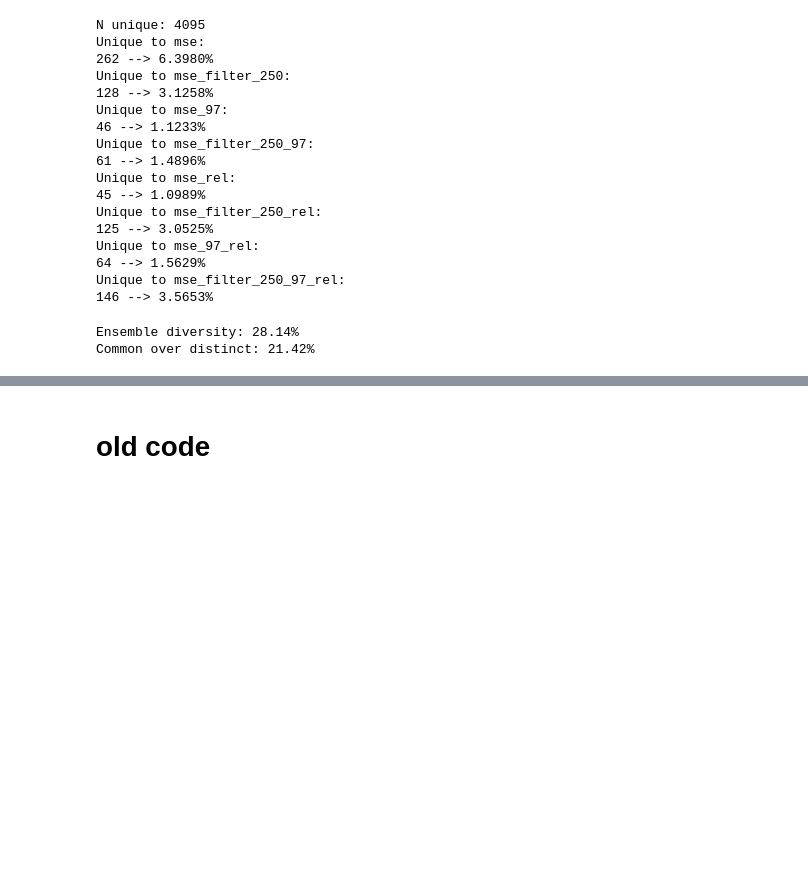
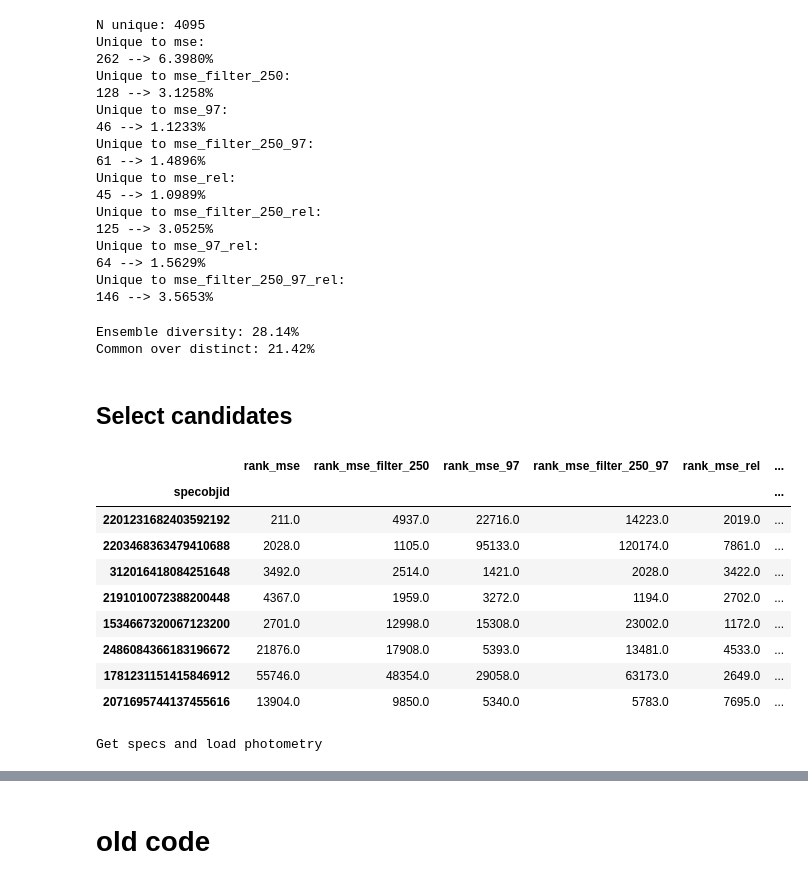
Before and after one commit to ed-ortizm/anomaly, a Jupyter notebook: thesis/residual_based_scores/bin_03/03_median_spec_overlap_divergence_bin3.ipynb, the cells around one changed output, grey strips where cells are left out. Saved outputs shown, nothing was run; the diff lists cells and outputs as text; code cells hidden in the pictures; blank space fills up the shorter version.

```diff
--- a/thesis/residual_based_scores/bin_03/03_median_spec_overlap_divergence_bin3.ipynb
+++ b/thesis/residual_based_scores/bin_03/03_median_spec_overlap_divergence_bin3.ipynb
@@ -373,3 +856,81 @@ print(f"Common over distinct: {common_over_distinct:.2f}%")
 # %% [output]
 Ensemble diversity: 28.14%
 Common over distinct: 21.42%
+# %% [markdown]
+## Select candidates
+# %%
+rank_cols = se_rank_cols + rse_rank_cols
+score_rank_df.loc[
+    [
+       2201231682403592192, # SE
+       2203468363479410688, # Filter SE
+       312016418084251648, # Trim SE
+       2191010072388200448, # Filter + Trim SE
+       1534667320067123200, # RSE
+       2486084366183196672, # Filter RSE
+       1781231151415846912, # Trim RSE
+       2071695744137455616, # Trim + Filter RSE
+
+    ],
+    rank_cols
+]
+# %% [output]
+|  | rank_mse | rank_mse_filter_250 | rank_mse_97 | rank_mse_filter_250_97 | rank_mse_rel | ... |
+| specobjid |  |  |  |  |  | ... |
+| 2201231682403592192 | 211.0 | 4937.0 | 22716.0 | 14223.0 | 2019.0 | ... |
+| 2203468363479410688 | 2028.0 | 1105.0 | 95133.0 | 120174.0 | 7861.0 | ... |
+| 312016418084251648 | 3492.0 | 2514.0 | 1421.0 | 2028.0 | 3422.0 | ... |
+| 2191010072388200448 | 4367.0 | 1959.0 | 3272.0 | 1194.0 | 2702.0 | ... |
+| 1534667320067123200 | 2701.0 | 12998.0 | 15308.0 | 23002.0 | 1172.0 | ... |
+| 2486084366183196672 | 21876.0 | 17908.0 | 5393.0 | 13481.0 | 4533.0 | ... |
+| 1781231151415846912 | 55746.0 | 48354.0 | 29058.0 | 63173.0 | 2649.0 | ... |
+| 2071695744137455616 | 13904.0 | 9850.0 | 5340.0 | 5783.0 | 7695.0 | ... |
+# %%
+overview_distinct_dict = {
+    # row 1
+    'SE': 2201231682403592192,
+    'Filter SE':2203468363479410688,
+    # row 2
+    'Trim SE': 312016418084251648,
+    'Filter + Trim SE': 2191010072388200448,
+    # row 3
+    'RSE': 1534667320067123200,
+    'Filter RSE': 2032375840699869184,
+    # 'Filter RSE': 2486084366183196672,
+    # row 4
+    'Trim RSE': 1781231151415846912,
+    'Filter + Trim RSE': 2486018670363437056
+    # 'Filter + Trim RSE': 2071695744137455616,
+}
+# ----------------------------------------------------------
+print('Get specs and load photometry')
+# Get specs
+spec_overview_distinct_dict = {}
+
+save_to = f"{ch_4_dir}/{bin_id}/overview_distinct"
+for key in overview_distinct_dict.keys():
+
+    objid = overview_distinct_dict[key]
+    spec_idx = specobjid_to_idx(
+        objid, idx_id_spec
+    )
+
+    spec_overview_distinct_dict[key] = spectra[spec_idx]
+
+    # download image and spectrum
+    ra, dec = final_meta_df[['ra', 'dec']].loc[objid].values
+    get_sdss_spec_img(
+        specobjid=objid, ra=ra, dec=dec, save_to=save_to
+    )
+
+# Load photometry
+img_overview_distinct_dict = {}
+
+for key in overview_distinct_dict.keys():
+
+    objid = overview_distinct_dict[key]
+    img_name = f"image_{objid}.jpeg"
+    img_ = mpimg.imread(f"{save_to}/{img_name}")
+    img_overview_distinct_dict[key] = img_
+# %% [output]
+Get specs and load photometry
```
Also changed, not shown: parts of 23 cells of this notebook.
